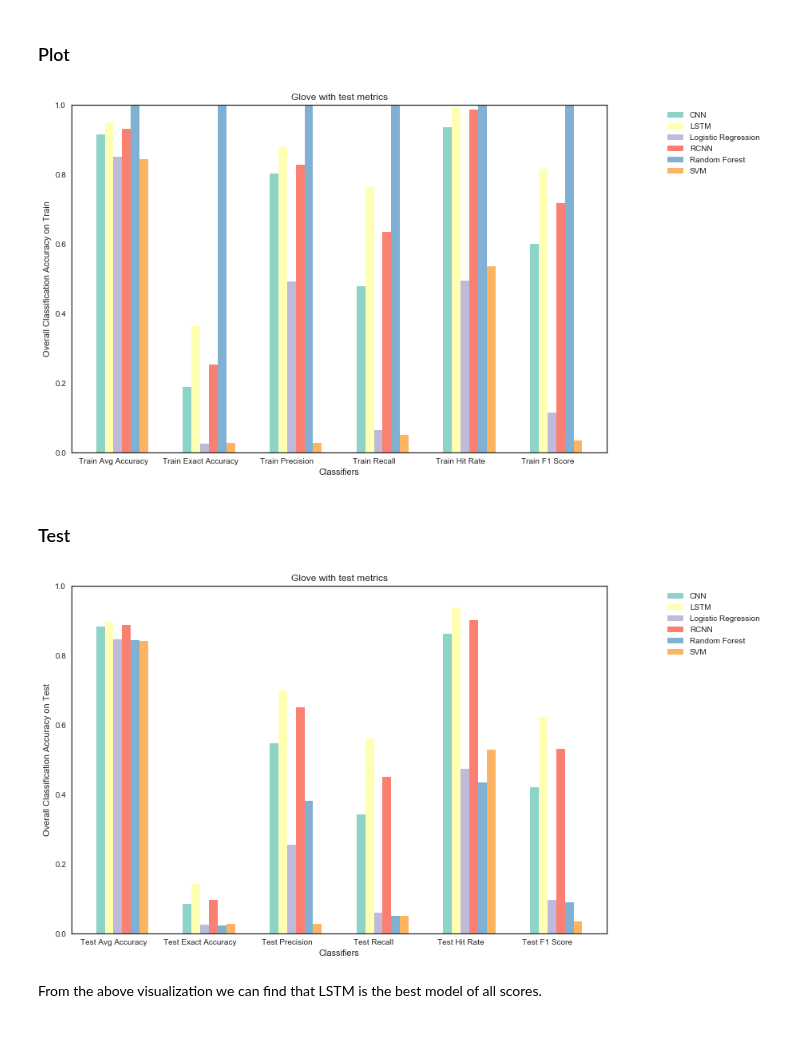
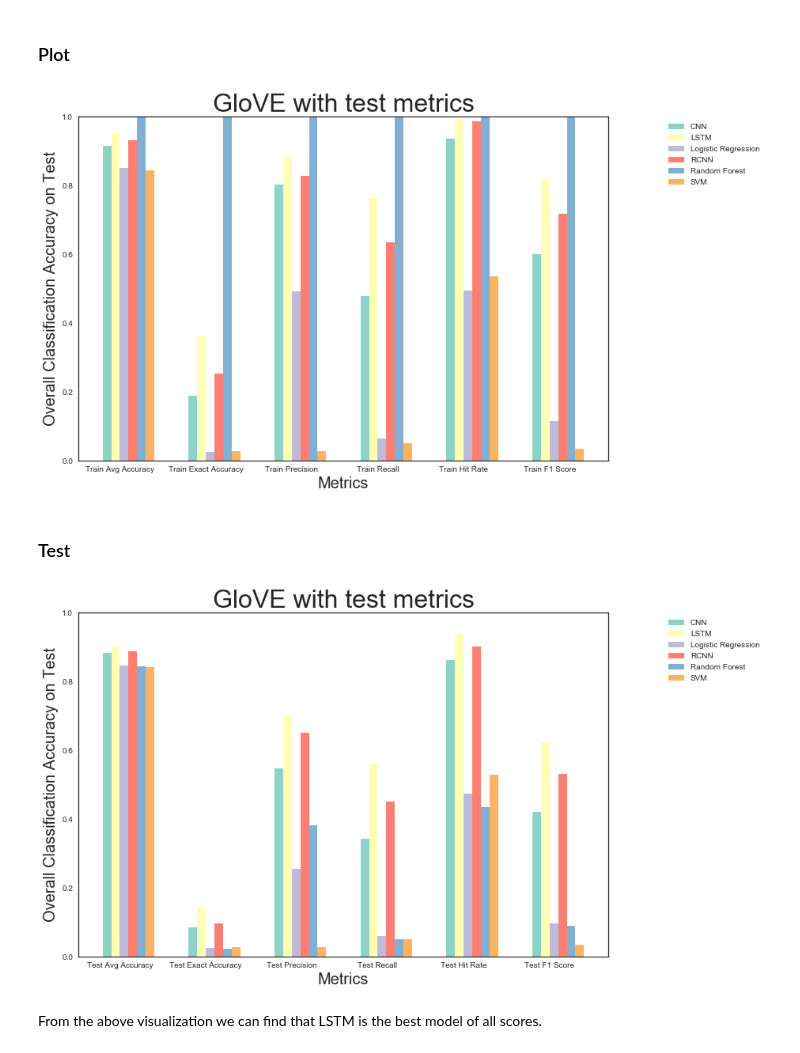
Before and after one commit to BoyuanSun930/cs209b-g6-movie, a Jupyter notebook: Glove.ipynb, the cells around one changed output. Drawn from its saved outputs; the diff is of its cells as text; code cells hidden in the pictures.

```diff
--- a/Glove.ipynb
+++ b/Glove.ipynb
@@ -667,18 +672,18 @@ score_df = pd.DataFrame({'Random Forest': rf_metrics,
 # %%
 bar_width = 0.1
 plt.figure(figsize = (12,8))
 for idx,col in enumerate(score_df.columns):
     plt.bar(np.arange(len(score_df.index[:6]))+idx*bar_width, score_df[[col]].values[:6],
             bar_width, color=sns.color_palette("Set3")[idx], label=col)
 plt.xticks(np.arange(len(score_df.index[:6]))+0.15, score_df.index[:6])
-plt.ylabel('Overall Classification Accuracy on Train')
-plt.xlabel('Classifiers')
+plt.ylabel('Overall Classification Accuracy on Test', fontsize = 20)
+plt.xlabel('Metrics', fontsize = 20)
 plt.legend(loc='upper right', bbox_to_anchor=(1.3, 1))
 plt.ylim(0,1)
-plt.title('Glove with test metrics')
+plt.title('GloVE with test metrics', fontsize = 32)
 plt.show()
 # %% [output]
-[figure, old version]
+[figure, new version]
 # %% [markdown]
 ### Test
 # %%
@@ -695,14 +700,14 @@ for idx,col in enumerate(score_df.columns):
     plt.bar(np.arange(len(score_df.index[6:12]))+idx*bar_width, score_df[[col]].values[6:12],
             bar_width, color=sns.color_palette("Set3")[idx], label=col)
 plt.xticks(np.arange(len(score_df.index[6:12]))+0.15, score_df.index[6:12])
-plt.ylabel('Overall Classification Accuracy on Test')
-plt.xlabel('Classifiers')
+plt.ylabel('Overall Classification Accuracy on Test', fontsize = 20)
+plt.xlabel('Metrics', fontsize = 20)
 plt.legend(loc='upper right', bbox_to_anchor=(1.3, 1))
 plt.ylim(0,1)
-plt.title('Glove with test metrics')
+plt.title('GloVE with test metrics', fontsize = 32)
 plt.show()
 # %% [output]
-[figure, old version]
+[figure, new version]
 # %% [markdown]
 From the above visualization we can find that LSTM is the best model of all scores.
 # %%
```
Also changed, not shown: parts of 6 cells of this notebook.
